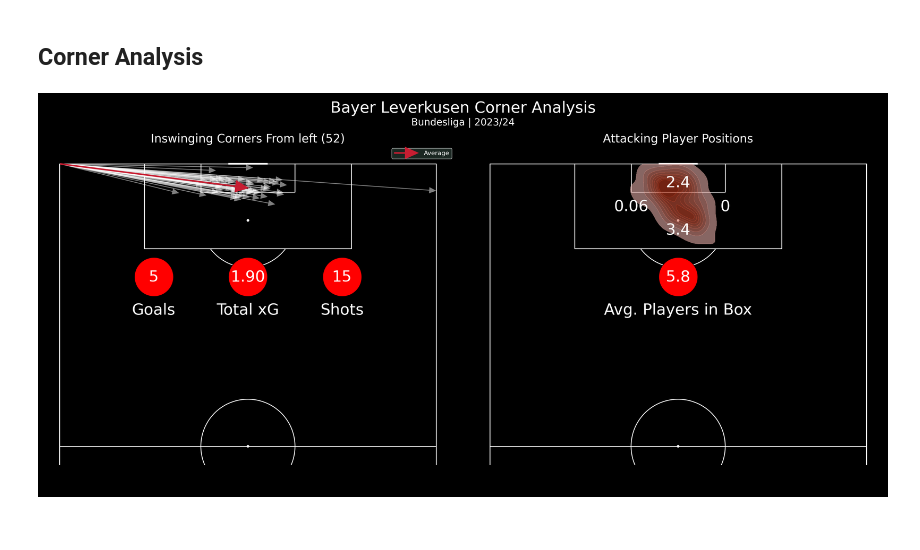
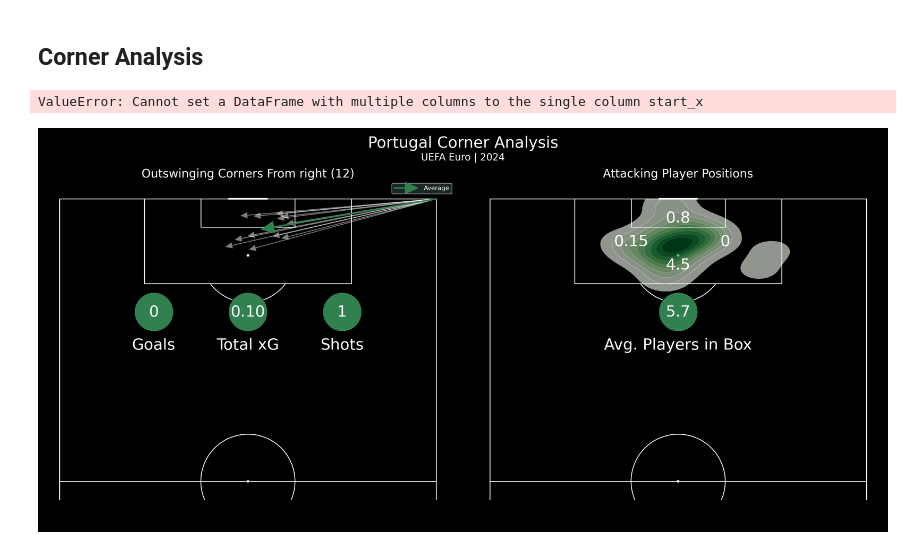
Before and after one commit to ishdeep-10/IndianCitizen, a Jupyter notebook: SeasonReports/CornerAnalysis.ipynb, the cells around one changed output. Cells and saved outputs as stored; diff of their text form; code cells hidden in the pictures.

```diff
--- a/SeasonReports/CornerAnalysis.ipynb
+++ b/SeasonReports/CornerAnalysis.ipynb
@@ -96,16 +139,19 @@ def get_corner_analysis(country,division,season,gender,team,side,swingtype):
 
     return df_data,df_data_shots,df_data_goals,df_data_360
 # %%
-country="Germany"
-division="1. Bundesliga"
-season="2023/2024"
+country="Europe"
+division="UEFA Euro"
+season="2024"
 gender="male"
-team = "Bayer Leverkusen"
+team = "Portugal"
 side = "left"
-swingtype = "Inswinging"
+swingtype = "Outswinging"
 df_data,df_data_shots,df_data_goals,df_data_360 = get_corner_analysis(country,division,season,gender,team,side,swingtype)
+# %% [output]
+ValueError: Cannot set a DataFrame with multiple columns to the single column start_x
 # %%
 from matplotlib.colors import LinearSegmentedColormap
+team_color = '#318150'
 flamingo_cmap = LinearSegmentedColormap.from_list("Flamingo - 10 colors",
                                                   ['#e3aca7', '#c03a1d'], N=10)
 pitch = VerticalPitch(half=True,pitch_type='statsbomb',pitch_color='#000000', line_color='white')
@@ -114,8 +160,8 @@ fig, axs = pitch.grid(ncols=2,figheight=16,title_height=0.08, title_space=0.03,e
 fig.set_facecolor('#000000')
 
 # title text
-axs['title'].text(0.5, 0.65, 'Bayer Leverkusen Corner Analysis', fontsize=40,va='center', ha='center',color='white')
-SUB_TEXT = ('Bundesliga | 2023/24')
+axs['title'].text(0.5, 0.65, f'{team} Corner Analysis', fontsize=40,va='center', ha='center',color='white')
+SUB_TEXT = (f'{division} | 2024')
 axs['title'].text(0.5, 0.25, SUB_TEXT, fontsize=25,va='center', ha='center',color='white')
 
 pitch.arrows(df_data.start_x, df_data.start_y,df_data.end_x,  df_data.end_y,angles='xy',color='white',
@@ -131,54 +177,54 @@ elif side == 'right':
     x_avg = 120.0
     y_avg = 80.0
 
-pitch.arrows(x_avg, y_avg,avg_x, avg_y,color='#C71E32', ax=axs['pitch'][0], width=4, alpha=1,headwidth=8,headlength=9,headaxislength=9 , label='Average')
+pitch.arrows(x_avg, y_avg,avg_x, avg_y,color=team_color, ax=axs['pitch'][0], width=4, alpha=1,headwidth=8,headlength=9,headaxislength=9 , label='Average')
 
 xg_created = df_data_shots['shot_statsbomb_xg'].sum()
 xg_created_formatted = "{:.2f}".format(xg_created)
 axs['pitch'][0].text(40,95,xg_created_formatted,fontsize=40,ha='center',color='white')
-axs['pitch'][0].scatter(40,96,color='red',s=10000,edgecolors='black',linewidth=1)
+axs['pitch'][0].scatter(40,96,color=team_color,s=10000,edgecolors='black',linewidth=1)
 axs['pitch'][0].text(40,88,'Total xG',fontsize=40,ha='center',color='white')
 
 axs['pitch'][0].text(60,95,df_data_shots.shape[0],fontsize=40,ha='center',color='white')
-axs['pitch'][0].scatter(60,96,color='red',s=10000,edgecolors='black',linewidth=1)
+axs['pitch'][0].scatter(60,96,color=team_color,s=10000,edgecolors='black',linewidth=1)
 axs['pitch'][0].text(60,88,'Shots',fontsize=40,ha='center',color='white')
 
 axs['pitch'][0].text(20,95,df_data_goals.shape[0],fontsize=40,ha='center',color='white')
-axs['pitch'][0].scatter(20,96,color='red',s=10000,edgecolors='black',linewidth=1)
+axs['pitch'][0].scatter(20,96,color=team_color,s=10000,edgecolors='black',linewidth=1)
 axs['pitch'][0].text(20,88,'Goals',fontsize=40,ha='center',color='white')
 
 # Set up the legend
 axs['pitch'][0].legend(facecolor='#22312b', handlelength=4, edgecolor='white', fontsize=16, loc='best',labelcolor='w')
 
 ax_title = axs['pitch'][0].set_title(f"{swingtype} Corners From {side} ({df_data.shape[0]})", fontsize = 30,color='white')
 
 
 
 df_temp = df_data_360[df_data_360['area'] != 'Out of Bounds']
-pitch.kdeplot(df_temp.x, df_temp.y, ax=axs['pitch'][1], cmap=flamingo_cmap,fill=True,alpha=0.6)
+pitch.kdeplot(df_temp.x, df_temp.y, ax=axs['pitch'][1], cmap='Greens',fill=True,alpha=0.6)
 
 ax_title = axs['pitch'][1].set_title('Attacking Player Positions', fontsize = 30,color='white')
 
 average_players = round(df_temp['PlayerInBox'].mean(),1)
 axs['pitch'][1].text(40,95,average_players,fontsize=40,ha='center',color='white')
-axs['pitch'][1].scatter(40,96,color='red',s=10000,edgecolors='black',linewidth=1)
+axs['pitch'][1].scatter(40,96,color=team_color,s=10000,edgecolors='black',linewidth=1)
 axs['pitch'][1].text(40,88,'Avg. Players in Box',fontsize=40,ha='center',color='white')
 
 value_counts = df_temp['area'].value_counts()
 # Calculate total number of observations
 total_observations = df_temp.shape[0]
 
 # Compute the average number of players for each specified area
 avg_penaltyspot = round((value_counts.get('Penalty Spot', 0) / total_observations) * average_players, 1)
 avg_firstpost = round((value_counts.get('First Post', 0) / total_observations) * average_players, 2)
 avg_secondpost = round((value_counts.get('Second Post', 0) / total_observations) * average_players, 2)
 avg_closetogoal = round((value_counts.get('Close to Goal', 0) / total_observations) * average_players, 1)
 
 axs['pitch'][1].text(40,105,avg_penaltyspot,fontsize=40,ha='center',color='white')
 axs['pitch'][1].text(30,110,avg_firstpost,fontsize=40,ha='center',color='white')
 axs['pitch'][1].text(40,115,avg_closetogoal,fontsize=40,ha='center',color='white')
 axs['pitch'][1].text(50,110,'0',fontsize=40,ha='center',color='white')
 
-plt.savefig(f'C:/Users/acer/Desktop/IndianCityzen/Projects/Images/LeverkusenAnalysis/Corners/{side}_{swingtype}.png',dpi=500,bbox_inches = 'tight',facecolor='black')
+plt.savefig(f'C:/Users/acer/Desktop/IndianCityzen/Projects/Images/CornerAnalysis/{team}/{side}_{swingtype}.png',dpi=500,bbox_inches = 'tight',facecolor='black')
 # %% [output]
-[figure, old version]
+[figure, new version]
```
Also changed, not shown: parts of 3 cells of this notebook.
